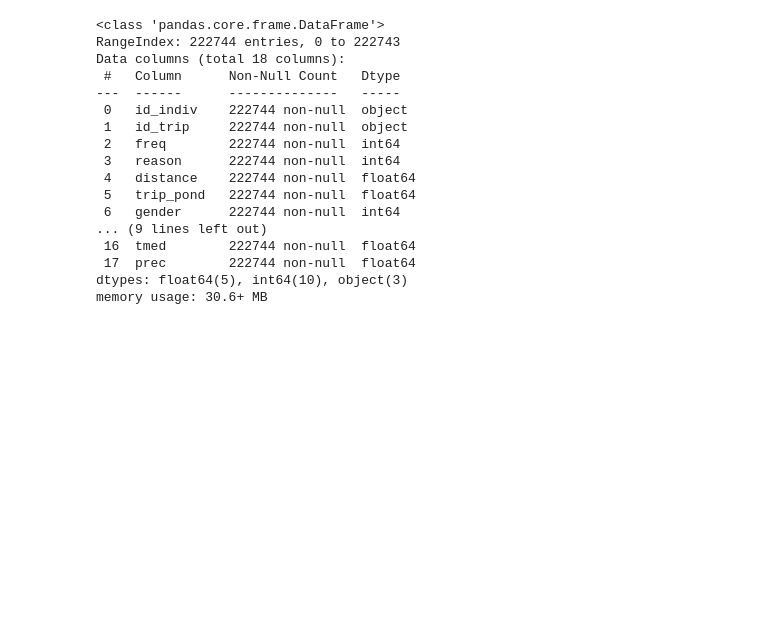
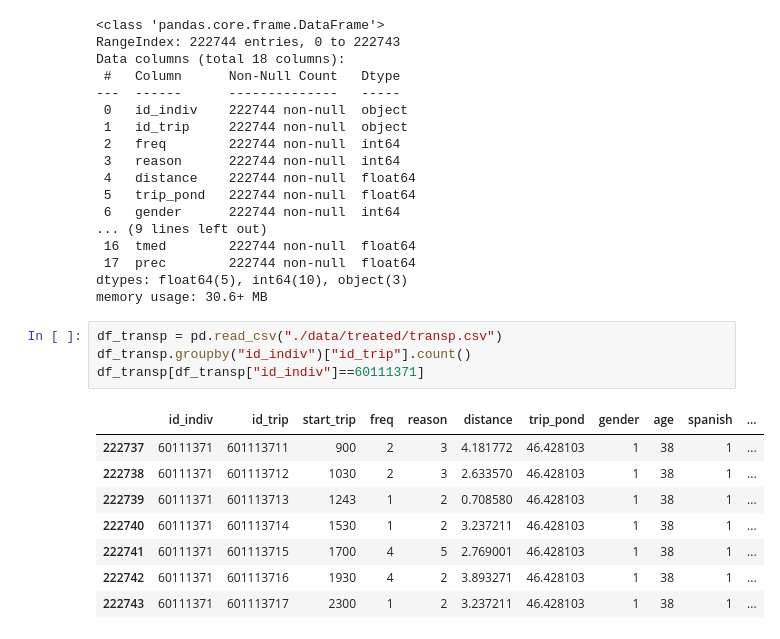
Before and after one commit to RauGarGom/madrid_transp_renta, a Jupyter notebook: precode.ipynb, the cells around one changed output. Saved outputs shown, nothing was run; the diff lists cells and outputs as text; blank space fills up the shorter version.

Commit message:
Updated data extraction so it is included in utils. Added time of the trip to the main csv

```diff
--- a/precode.ipynb
+++ b/precode.ipynb
@@ -291,3 +293,16 @@ Data columns (total 18 columns):
  17  prec        222744 non-null  float64
 dtypes: float64(5), int64(10), object(3)
 memory usage: 30.6+ MB
+# %%
+df_transp = pd.read_csv("./data/treated/transp.csv")
+df_transp.groupby("id_indiv")["id_trip"].count()
+df_transp[df_transp["id_indiv"]==60111371]
+# %% [output]
+|  | id_indiv | id_trip | start_trip | freq | reason | distance | trip_pond | gender | age | spanish | ... |
+| 222737 | 60111371 | 601113711 | 900 | 2 | 3 | 4.181772 | 46.428103 | 1 | 38 | 1 | ... |
+| 222738 | 60111371 | 601113712 | 1030 | 2 | 3 | 2.633570 | 46.428103 | 1 | 38 | 1 | ... |
+| 222739 | 60111371 | 601113713 | 1243 | 1 | 2 | 0.708580 | 46.428103 | 1 | 38 | 1 | ... |
+| 222740 | 60111371 | 601113714 | 1530 | 1 | 2 | 3.237211 | 46.428103 | 1 | 38 | 1 | ... |
+| 222741 | 60111371 | 601113715 | 1700 | 4 | 5 | 2.769001 | 46.428103 | 1 | 38 | 1 | ... |
+| 222742 | 60111371 | 601113716 | 1930 | 4 | 2 | 3.893271 | 46.428103 | 1 | 38 | 1 | ... |
+| 222743 | 60111371 | 601113717 | 2300 | 1 | 2 | 3.237211 | 46.428103 | 1 | 38 | 1 | ... |
```
Also changed, not shown: parts of 2 cells of this notebook, 3 other files.
